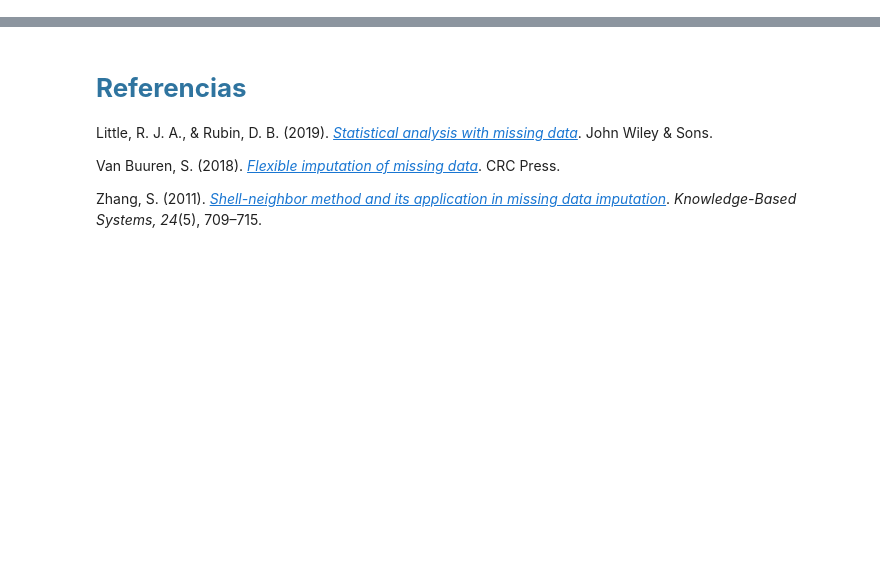
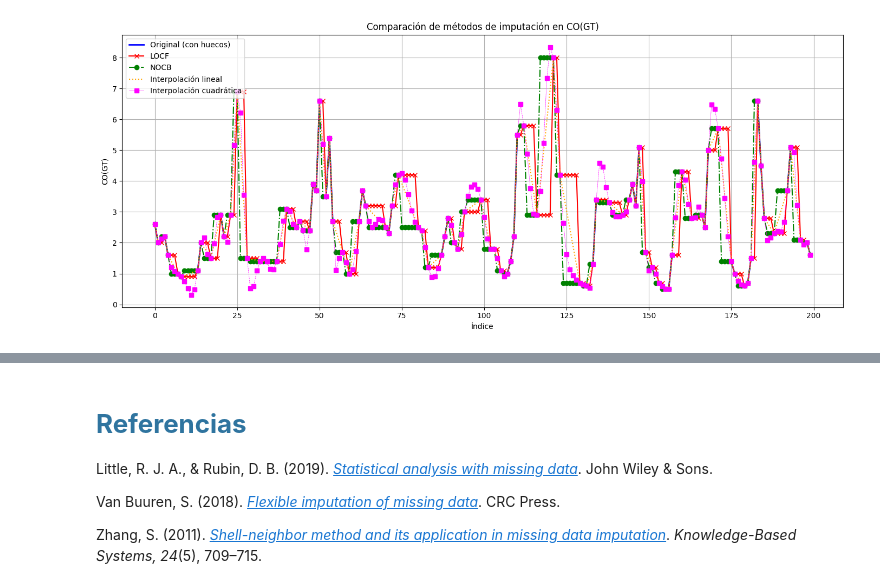
Before and after one commit to mariabda2/intro_data_2026, a Jupyter notebook: FCD_U4_1_imputacion.ipynb, the cells around one changed output, grey strips where cells are left out. Saved outputs shown, nothing was run; the diff lists cells and outputs as text; code cells hidden in the pictures; blank space fills up the shorter version.

```diff
--- a/FCD_U4_1_imputacion.ipynb
+++ b/FCD_U4_1_imputacion.ipynb
@@ -161,0 +572,22 @@ La imputación no consiste únicamente en “rellenar vacíos”, sino en **pres
+# %%
+# Graficar
+plt.figure(figsize=(14, 6))
+
+# Señal original con huecos
+plt.plot(df_200.index, df_200['CO(GT)'], label='Original (con huecos)', color='blue', linewidth=2)
+
+# Líneas de imputación
+plt.plot(df_200.index, df_200['CO_LOCF'], label='LOCF', color='red', marker='x')
+plt.plot(df_200.index, df_200['CO_NOCB'], label='NOCB', color='green', linestyle='-.', marker='o')
+plt.plot(df_200.index, df_200['CO_Interpolado'], label='Interpolación lineal', color='orange', linestyle=':')
+plt.plot(df_200.index, df_200['CO_Quadratic'], label='Interpolación cuadrática', color='fuchsia', marker='s',linestyle='--',linewidth=0.5)
+
+plt.title('Comparación de métodos de imputación en CO(GT)')
+plt.xlabel('Índice')
+plt.ylabel('CO(GT)')
+plt.legend(loc='upper left')
+plt.grid(True)
+plt.tight_layout()
+plt.show()
+# %% [output]
+[figure, added]
```
Also changed, not shown: parts of 28 cells of this notebook, 5 other files.
